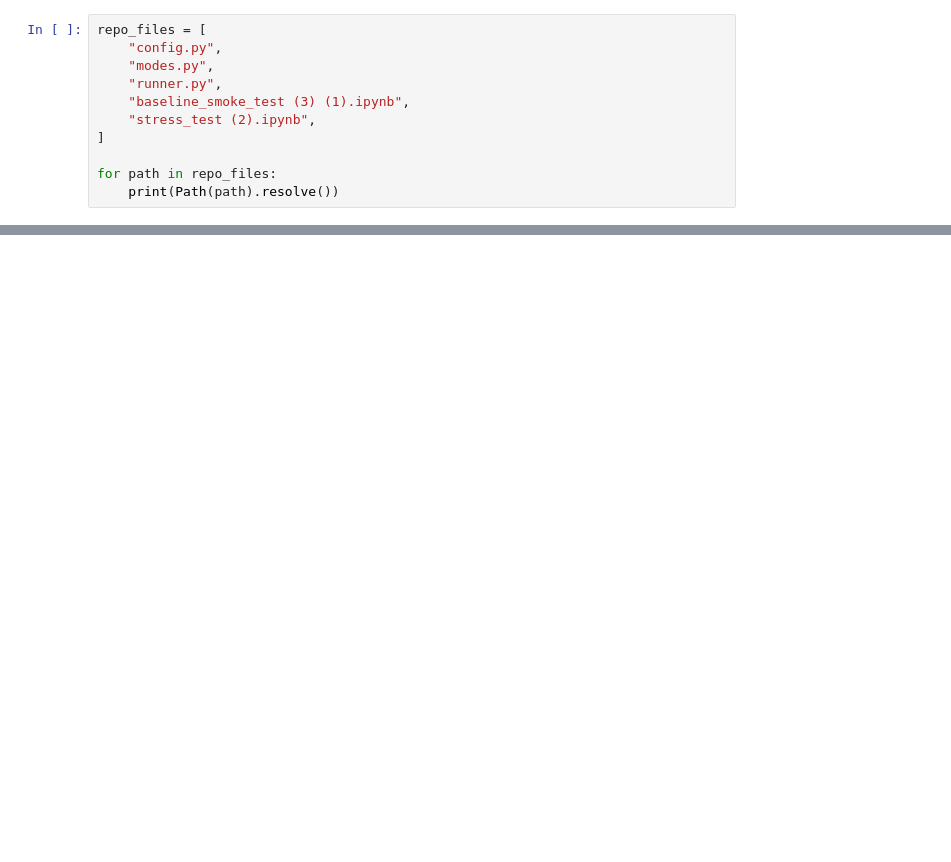
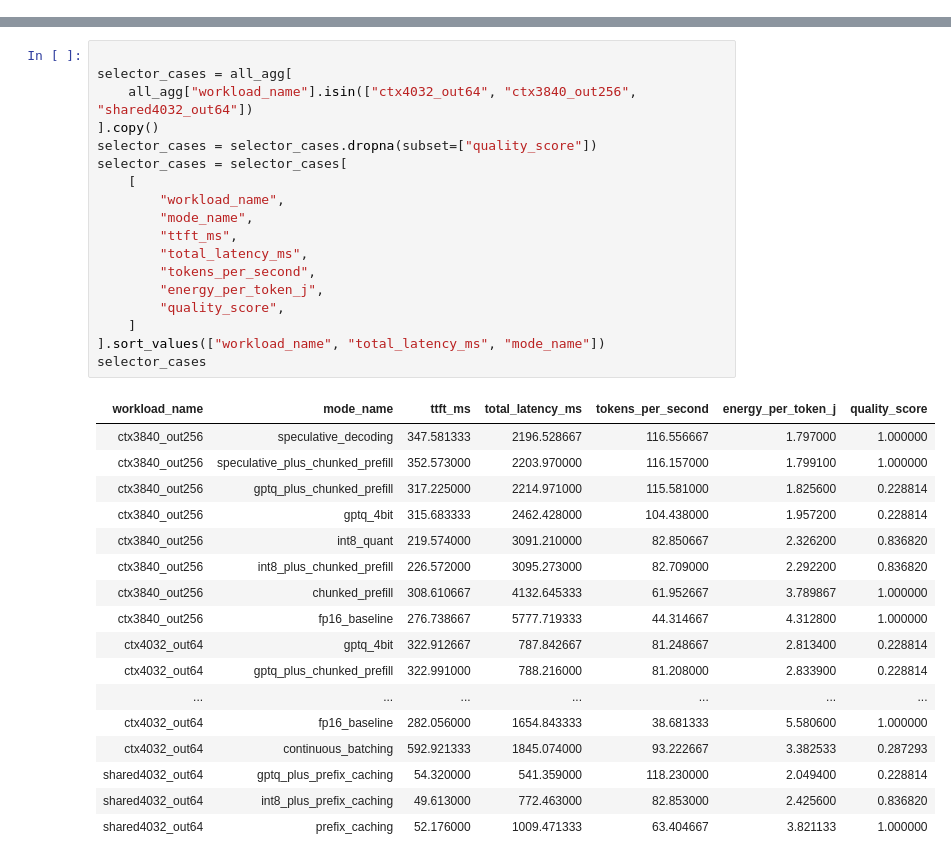
Before and after one commit to ModeSwitch-LLM/ModeSwitch-LLM, a Jupyter notebook: hivansh_selector_repo.ipynb, the cells around one changed output, grey strips where cells are left out. Saved outputs shown, nothing was run; the diff lists cells and outputs as text; blank space fills up the shorter version.

```diff
--- a/hivansh_selector_repo.ipynb
+++ b/hivansh_selector_repo.ipynb
@@ -832,11 +0,0 @@ into `BenchmarkDB.from_result_rows(...)` once the agreed benchmark export is ava
-# %%
-repo_files = [
-    "config.py",
-    "modes.py",
-    "runner.py",
-    "baseline_smoke_test (3) (1).ipynb",
-    "stress_test (2).ipynb",
-]
-
-for path in repo_files:
-    print(Path(path).resolve())
@@ -890,0 +498,36 @@ The remaining dependency is the final benchmark export, not the selector structu
+# %%
+
+selector_cases = all_agg[
+    all_agg["workload_name"].isin(["ctx4032_out64", "ctx3840_out256", "shared4032_out64"])
+].copy()
+selector_cases = selector_cases.dropna(subset=["quality_score"])
+selector_cases = selector_cases[
+    [
+        "workload_name",
+        "mode_name",
+        "ttft_ms",
+        "total_latency_ms",
+        "tokens_per_second",
+        "energy_per_token_j",
+        "quality_score",
+    ]
+].sort_values(["workload_name", "total_latency_ms", "mode_name"])
+selector_cases
+# %% [output]
+| workload_name | mode_name | ttft_ms | total_latency_ms | tokens_per_second | energy_per_token_j | quality_score |
+| ctx3840_out256 | speculative_decoding | 347.581333 | 2196.528667 | 116.556667 | 1.797000 | 1.000000 |
+| ctx3840_out256 | speculative_plus_chunked_prefill | 352.573000 | 2203.970000 | 116.157000 | 1.799100 | 1.000000 |
+| ctx3840_out256 | gptq_plus_chunked_prefill | 317.225000 | 2214.971000 | 115.581000 | 1.825600 | 0.228814 |
+| ctx3840_out256 | gptq_4bit | 315.683333 | 2462.428000 | 104.438000 | 1.957200 | 0.228814 |
+| ctx3840_out256 | int8_quant | 219.574000 | 3091.210000 | 82.850667 | 2.326200 | 0.836820 |
+| ctx3840_out256 | int8_plus_chunked_prefill | 226.572000 | 3095.273000 | 82.709000 | 2.292200 | 0.836820 |
+| ctx3840_out256 | chunked_prefill | 308.610667 | 4132.645333 | 61.952667 | 3.789867 | 1.000000 |
+| ctx3840_out256 | fp16_baseline | 276.738667 | 5777.719333 | 44.314667 | 4.312800 | 1.000000 |
+| ctx4032_out64 | gptq_4bit | 322.912667 | 787.842667 | 81.248667 | 2.813400 | 0.228814 |
+| ctx4032_out64 | gptq_plus_chunked_prefill | 322.991000 | 788.216000 | 81.208000 | 2.833900 | 0.228814 |
+| ... | ... | ... | ... | ... | ... | ... |
+| ctx4032_out64 | fp16_baseline | 282.056000 | 1654.843333 | 38.681333 | 5.580600 | 1.000000 |
+| ctx4032_out64 | continuous_batching | 592.921333 | 1845.074000 | 93.222667 | 3.382533 | 0.287293 |
+| shared4032_out64 | gptq_plus_prefix_caching | 54.320000 | 541.359000 | 118.230000 | 2.049400 | 0.228814 |
+| shared4032_out64 | int8_plus_prefix_caching | 49.613000 | 772.463000 | 82.853000 | 2.425600 | 0.836820 |
+| shared4032_out64 | prefix_caching | 52.176000 | 1009.471333 | 63.404667 | 3.821133 | 1.000000 |
```
Also changed, not shown: parts of 46 cells of this notebook.
